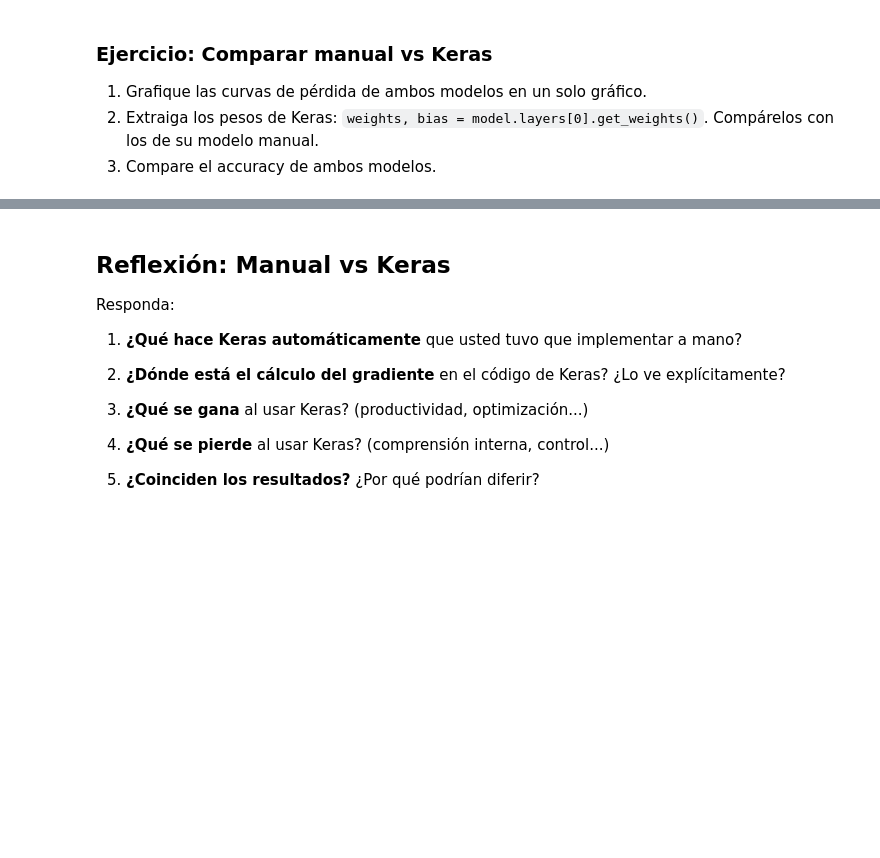
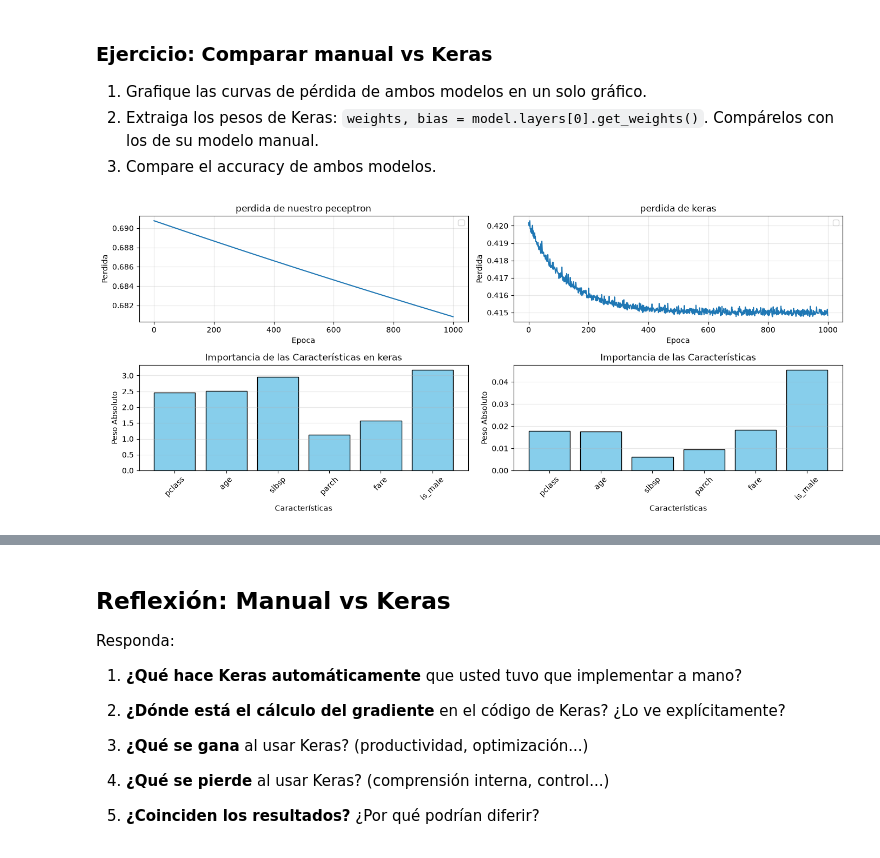
Before and after one commit to pedroay/laboratoriosIAIA, a Jupyter notebook: lab04/lab04.ipynb, the cells around one changed output, grey strips where cells are left out. Drawn from its saved outputs; the diff is of its cells as text; code cells hidden in the pictures; blank space fills up the shorter version.

```diff
--- a/lab04/lab04.ipynb
+++ b/lab04/lab04.ipynb
@@ -995,10 +1106,15 @@ Resuelva el mismo problema del Titanic.
 # model = keras.Sequential([
 #     layers.Dense(...)
 # ])
+
+modelo_titanic = keras.Sequential([layers.Dense(units=1, activation="sigmoid", input_shape=(6,))
+])
 # %%
 # Paso 2: Compilar con SGD, binary_crossentropy, accuracy
 # **COMPLETE**
+modelo_titanic.compile(optimizer=keras.optimizers.SGD(learning_rate=0.1),loss="binary_crossentropy",metrics=["accuracy","precision"])
 # %%
 # Paso 3: Entrenar 1000 épocas con los datos normalizados
 # **COMPLETE**
 # history = model.fit(...)
+historia_perdida = modelo_titanic.fit(X_train_norm, y_train, epochs=1000)
@@ -1014,3 +1163,40 @@ Resuelva el mismo problema del Titanic.
 3. Compare el accuracy de ambos modelos.
 # %%
 # **COMPLETE**
+fig, axes = plt.subplots(2, 2, figsize=(14, 6))
+
+axes[0][0].plot(historial_perdida)
+axes[0][0].set_xlabel("Epoca")
+axes[0][0].set_ylabel("Perdida")
+axes[0][0].legend()
+axes[0][0].grid(alpha=0.3)
+axes[0][0].set_title("perdida de nuestro peceptron")
+
+axes[0][1].plot(historia_perdida.history['loss'])
+axes[0][1].set_xlabel("Epoca")
+axes[0][1].set_ylabel("Perdida")
+axes[0][1].legend()
+axes[0][1].grid(alpha=0.3)
+axes[0][1].set_title("perdida de keras")
+
+#puntos 2
+weights_keras, bias = modelo_titanic.layers[0].get_weights()
+pesos_keras_abs = np.abs(weights_keras.flatten())
+axes[1][0].bar(categorias, pesos_keras_abs, color='skyblue', edgecolor='black')
+axes[1][0].set_xlabel("Características")
+axes[1][0].set_ylabel("Peso Absoluto")
+axes[1][0].set_title("Importancia de las Características en keras")
+axes[1][0].grid(axis='y', alpha=0.3)
+axes[1][0].tick_params(axis='x', labelrotation=45)
+
+weights = np.abs(perceptron_titanic.weights)
+axes[1][1].bar(categorias, weights, color='skyblue', edgecolor='black')
+axes[1][1].set_xlabel("Características")
+axes[1][1].set_ylabel("Peso Absoluto")
+axes[1][1].set_title("Importancia de las Características")
+axes[1][1].grid(axis='y', alpha=0.3)
+axes[1][1].tick_params(axis='x', labelrotation=45)
+
+plt.tight_layout()
+# %% [output]
+[figure, added]
```
Also changed, not shown: parts of 23 cells of this notebook, 3 other files.
